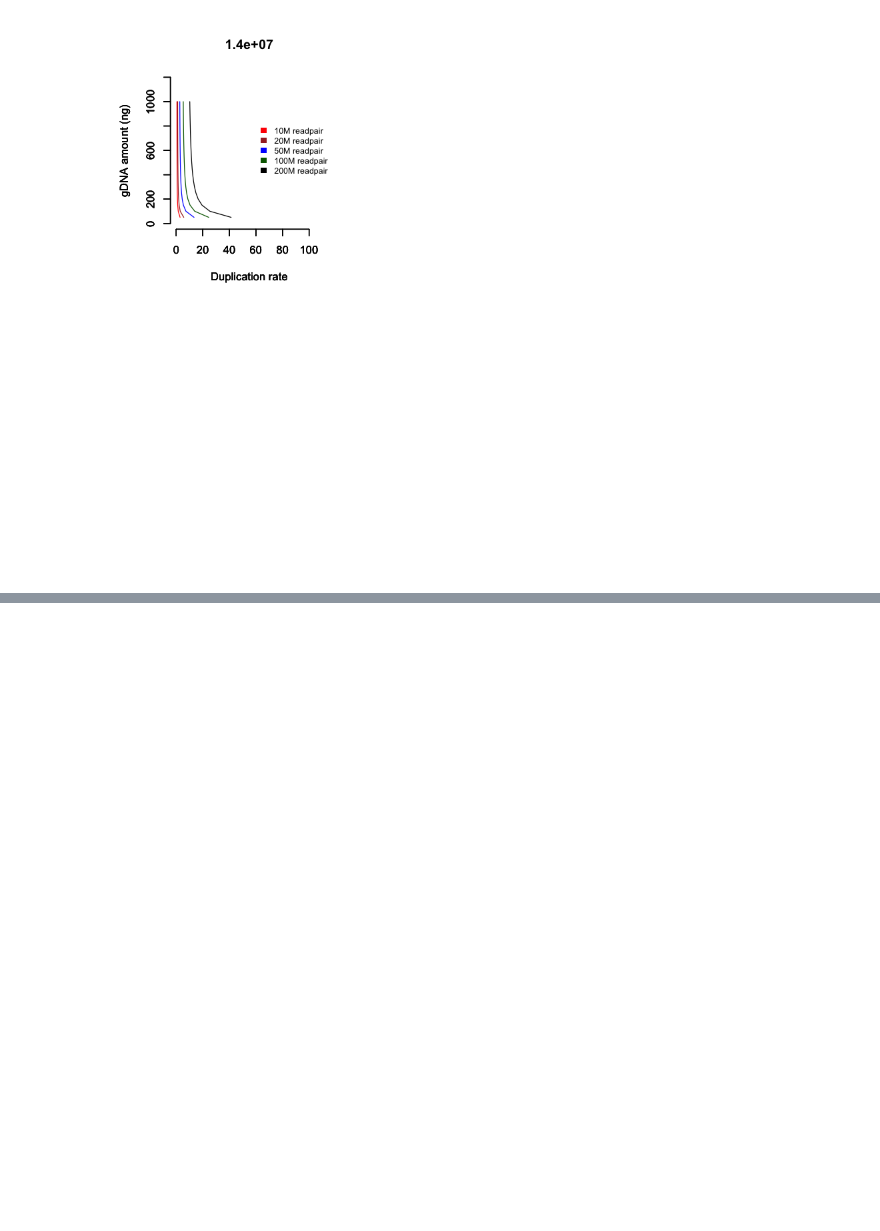
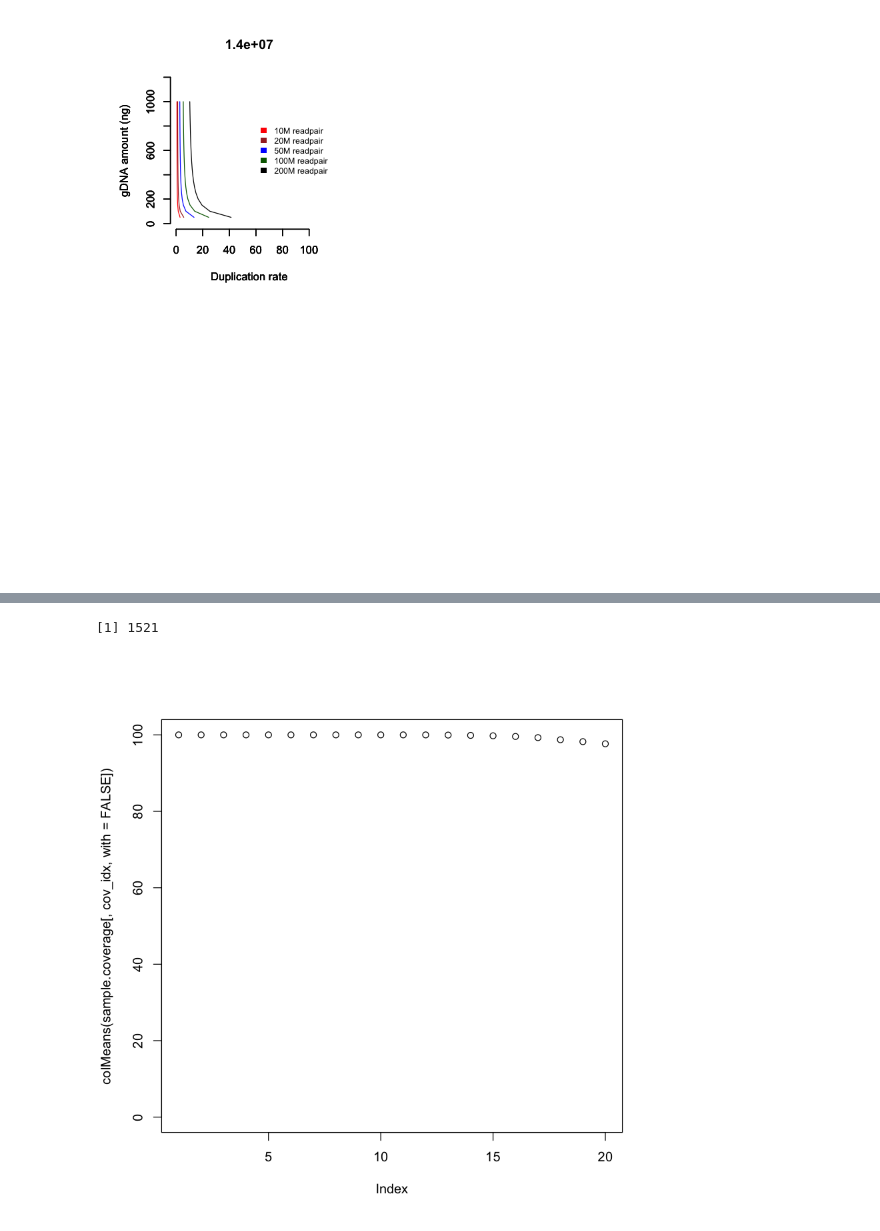
Before and after one commit to khanfouzia2/BALSAMIC, a Jupyter notebook: notebook/CoverageTable.ipynb, the cells around one changed output, grey strips where cells are left out. Saved outputs shown, nothing was run; the diff lists cells and outputs as text; code cells hidden in the pictures; blank space fills up the shorter version.

```diff
--- a/notebook/CoverageTable.ipynb
+++ b/notebook/CoverageTable.ipynb
@@ -1162,3 +1162,12 @@ for (my_panel in gpanel_array){
 }
 # %% [output]
 [figure]
+# %%
+sample.coverage = fread("notebook_data/300k_run1_R.sorted.mrkdup.cov.bed")
+setnames(sample.coverage, "# chrom", "chr")
+head(sample.coverage)
+df_col = colnames(sample.coverage)
+cov_idx = grep('percentage',df_col)
+x_ticks = as.numeric((gsub('percentage', "", df_col[cov_idx])))
+plot(colMeans(sample.coverage[,cov_idx, with=FALSE]), ylim = c(0,100))
+# %% [output]
@@ -1164,0 +1181,2 @@ for (my_panel in gpanel_array){
+[1] 1521
+[figure, added]
```
Also changed, not shown: parts of 1 cell of this notebook.
